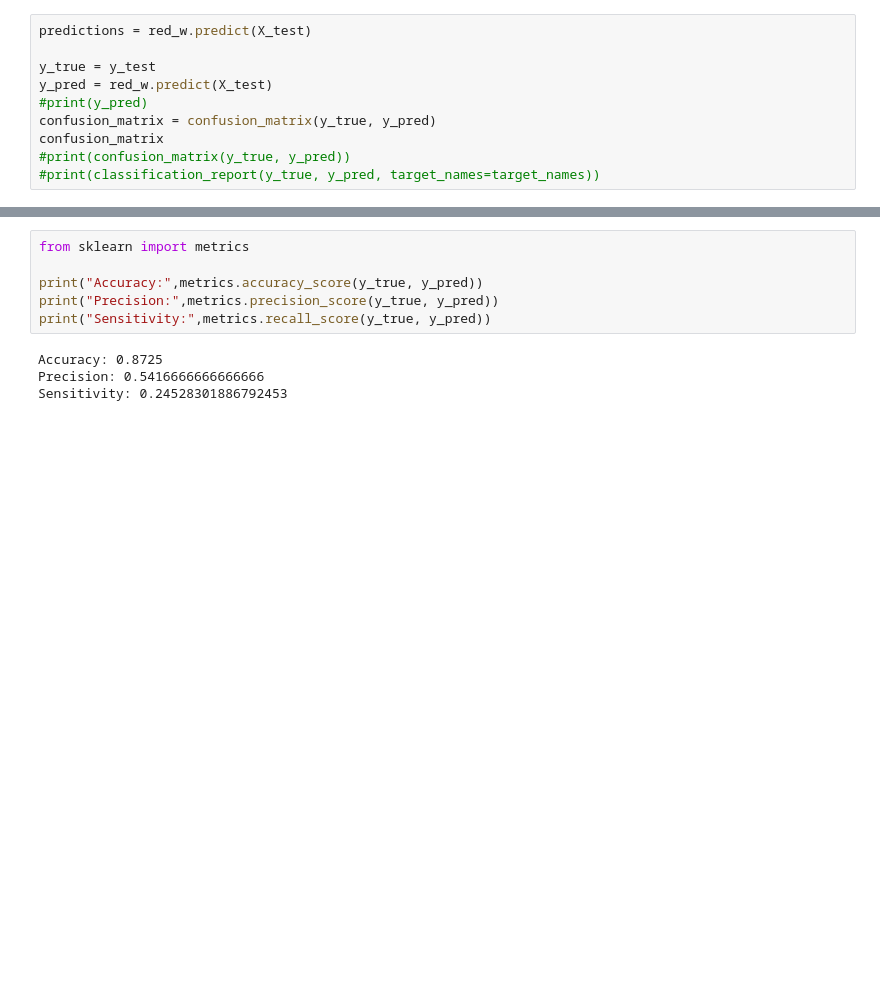
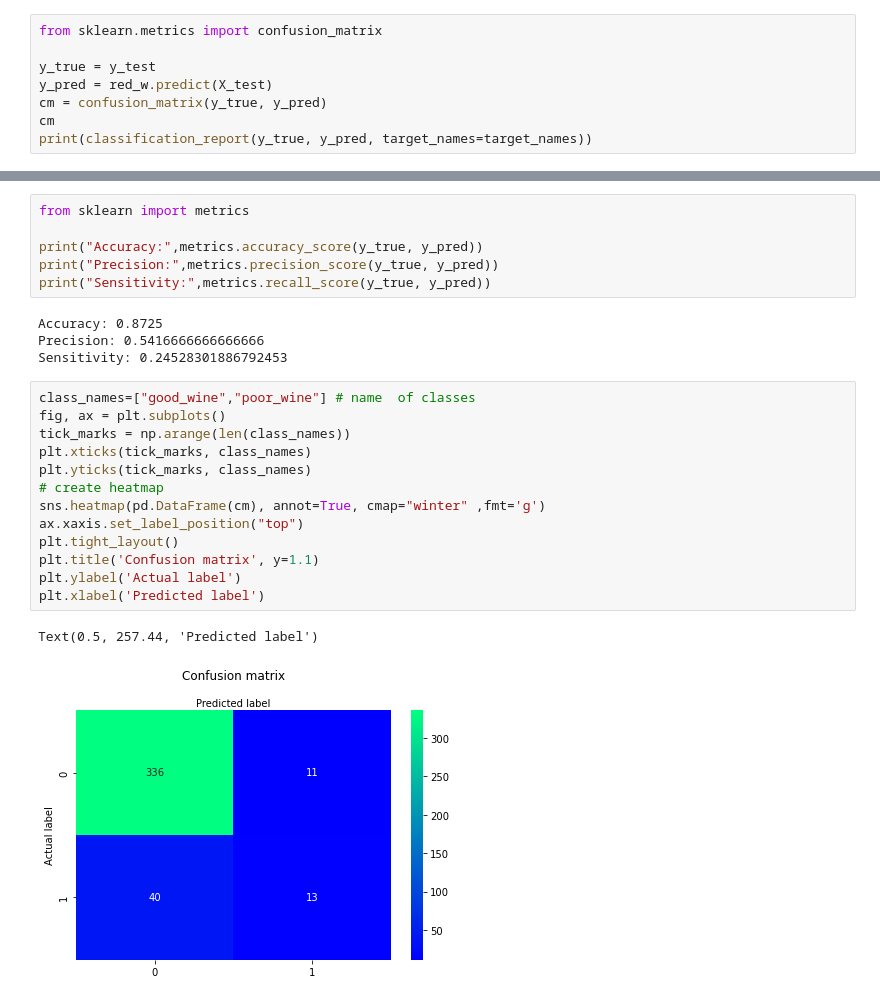
Before and after one commit to Mbutler22/Wine-Physiochemical-Analysis, a Jupyter notebook: red_wine.ipynb, the cells around one changed output, grey strips where cells are left out. Saved outputs shown, nothing was run; the diff lists cells and outputs as text; blank space fills up the shorter version.

Commit message:
adding cm, ROC graph

```diff
--- a/red_wine.ipynb
+++ b/red_wine.ipynb
@@ -148,13 +148,11 @@ Testing Data Score: 0.8725
 # %%
 target_names = ["good", "poor"]
 # %%
-predictions = red_w.predict(X_test)
+from sklearn.metrics import confusion_matrix
 
 y_true = y_test
 y_pred = red_w.predict(X_test)
-#print(y_pred)
-confusion_matrix = confusion_matrix(y_true, y_pred)
-confusion_matrix
-#print(confusion_matrix(y_true, y_pred))
-#print(classification_report(y_true, y_pred, target_names=target_names))
+cm = confusion_matrix(y_true, y_pred)
+cm
+print(classification_report(y_true, y_pred, target_names=target_names))
 # %% [output]
@@ -169,3 +174,19 @@ print("Sensitivity:",metrics.recall_score(y_true, y_pred))
 Accuracy: 0.8725
 Precision: 0.5416666666666666
 Sensitivity: 0.24528301886792453
+# %%
+class_names=["good_wine","poor_wine"] # name  of classes
+fig, ax = plt.subplots()
+tick_marks = np.arange(len(class_names))
+plt.xticks(tick_marks, class_names)
+plt.yticks(tick_marks, class_names)
+# create heatmap
+sns.heatmap(pd.DataFrame(cm), annot=True, cmap="winter" ,fmt='g')
+ax.xaxis.set_label_position("top")
+plt.tight_layout()
+plt.title('Confusion matrix', y=1.1)
+plt.ylabel('Actual label')
+plt.xlabel('Predicted label')
+# %% [output]
+Text(0.5, 257.44, 'Predicted label')
+[figure, added]
```
Also changed, not shown: parts of 4 cells of this notebook.
